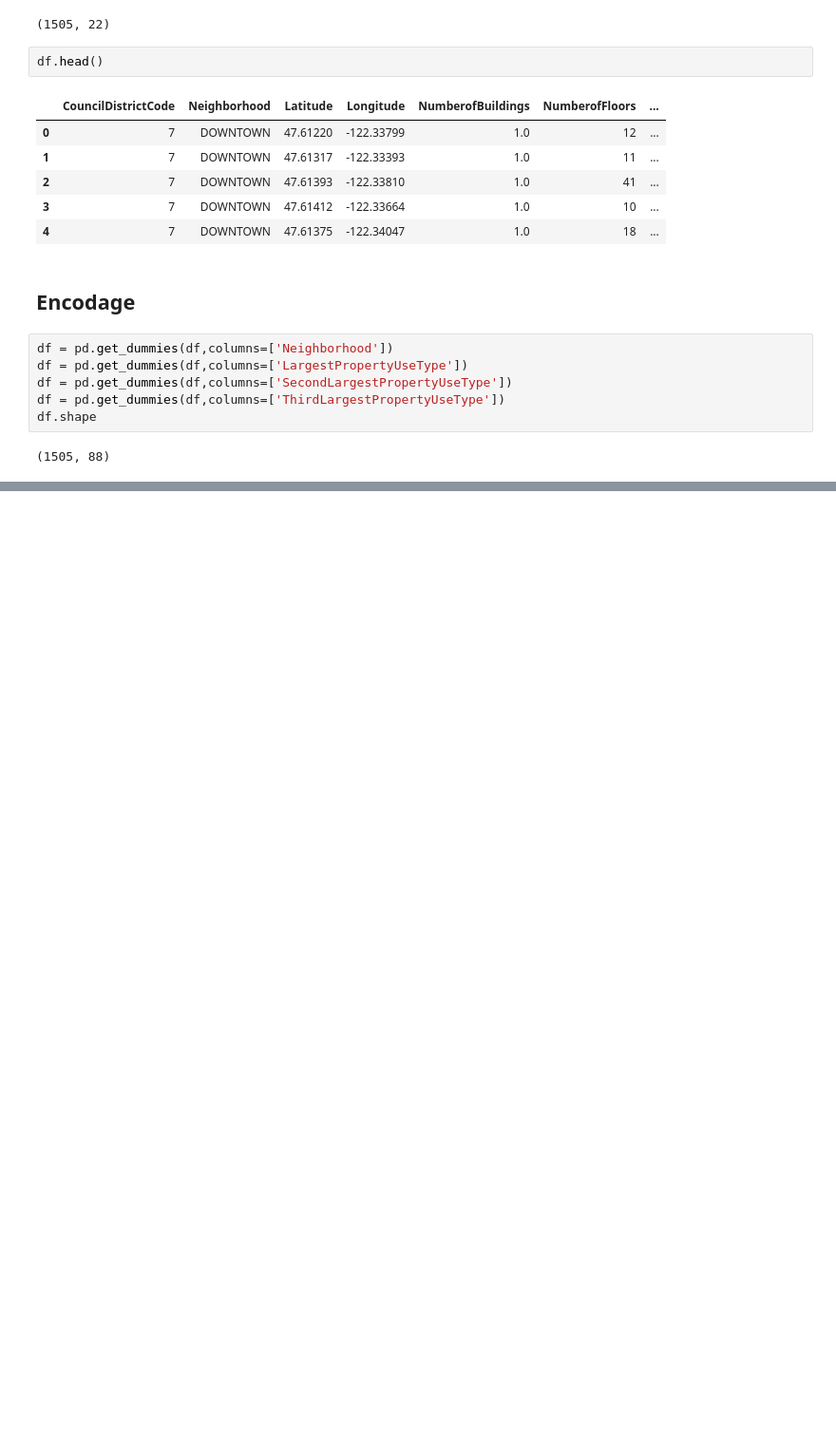
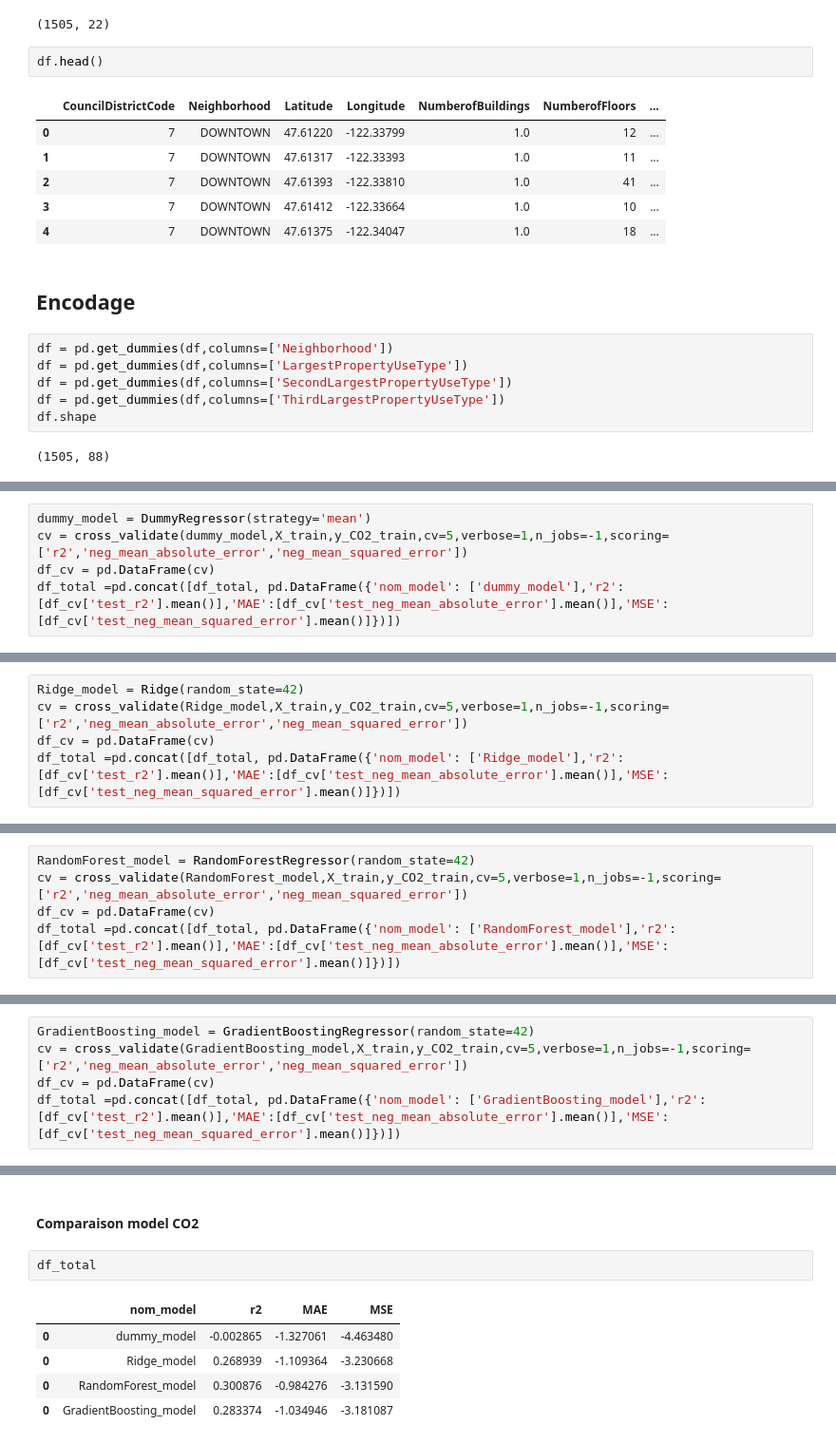
Before and after one commit to RandomFab/SEATLE, a Jupyter notebook: P3_template_modelistation_supervisee.ipynb, the cells around one changed output, grey strips where cells are left out. Shown: that part at 95% size. Saved outputs shown, nothing was run; the diff lists cells and outputs as text; blank space fills up the shorter version.

```diff
--- a/P3_template_modelistation_supervisee.ipynb
+++ b/P3_template_modelistation_supervisee.ipynb
@@ -516,0 +600,5 @@ df.shape
+# %%
+dummy_model = DummyRegressor(strategy='mean')
+cv = cross_validate(dummy_model,X_train,y_CO2_train,cv=5,verbose=1,n_jobs=-1,scoring=['r2','neg_mean_absolute_error','neg_mean_squared_error'])
+df_cv = pd.DataFrame(cv)
+df_total =pd.concat([df_total, pd.DataFrame({'nom_model': ['dummy_model'],'r2':[df_cv['test_r2'].mean()],'MAE':[df_cv['test_neg_mean_absolute_error'].mean()],'MSE':[df_cv['test_neg_mean_squared_error'].mean()]})])
@@ -516,0 +610,5 @@ df.shape
+# %%
+Ridge_model = Ridge(random_state=42)
+cv = cross_validate(Ridge_model,X_train,y_CO2_train,cv=5,verbose=1,n_jobs=-1,scoring=['r2','neg_mean_absolute_error','neg_mean_squared_error'])
+df_cv = pd.DataFrame(cv)
+df_total =pd.concat([df_total, pd.DataFrame({'nom_model': ['Ridge_model'],'r2':[df_cv['test_r2'].mean()],'MAE':[df_cv['test_neg_mean_absolute_error'].mean()],'MSE':[df_cv['test_neg_mean_squared_error'].mean()]})])
@@ -516,0 +620,5 @@ df.shape
+# %%
+RandomForest_model = RandomForestRegressor(random_state=42)
+cv = cross_validate(RandomForest_model,X_train,y_CO2_train,cv=5,verbose=1,n_jobs=-1,scoring=['r2','neg_mean_absolute_error','neg_mean_squared_error'])
+df_cv = pd.DataFrame(cv)
+df_total =pd.concat([df_total, pd.DataFrame({'nom_model': ['RandomForest_model'],'r2':[df_cv['test_r2'].mean()],'MAE':[df_cv['test_neg_mean_absolute_error'].mean()],'MSE':[df_cv['test_neg_mean_squared_error'].mean()]})])
@@ -516,0 +630,5 @@ df.shape
+# %%
+GradientBoosting_model = GradientBoostingRegressor(random_state=42)
+cv = cross_validate(GradientBoosting_model,X_train,y_CO2_train,cv=5,verbose=1,n_jobs=-1,scoring=['r2','neg_mean_absolute_error','neg_mean_squared_error'])
+df_cv = pd.DataFrame(cv)
+df_total =pd.concat([df_total, pd.DataFrame({'nom_model': ['GradientBoosting_model'],'r2':[df_cv['test_r2'].mean()],'MAE':[df_cv['test_neg_mean_absolute_error'].mean()],'MSE':[df_cv['test_neg_mean_squared_error'].mean()]})])
@@ -516,0 +638,10 @@ df.shape
+# %% [markdown]
+#### Comparaison model CO2
+# %%
+df_total
+# %% [output]
+|  | nom_model | r2 | MAE | MSE |
+| 0 | dummy_model | -0.002865 | -1.327061 | -4.463480 |
+| 0 | Ridge_model | 0.268939 | -1.109364 | -3.230668 |
+| 0 | RandomForest_model | 0.300876 | -0.984276 | -3.131590 |
+| 0 | GradientBoosting_model | 0.283374 | -1.034946 | -3.181087 |
```
Also changed, not shown: parts of 36 cells of this notebook.
